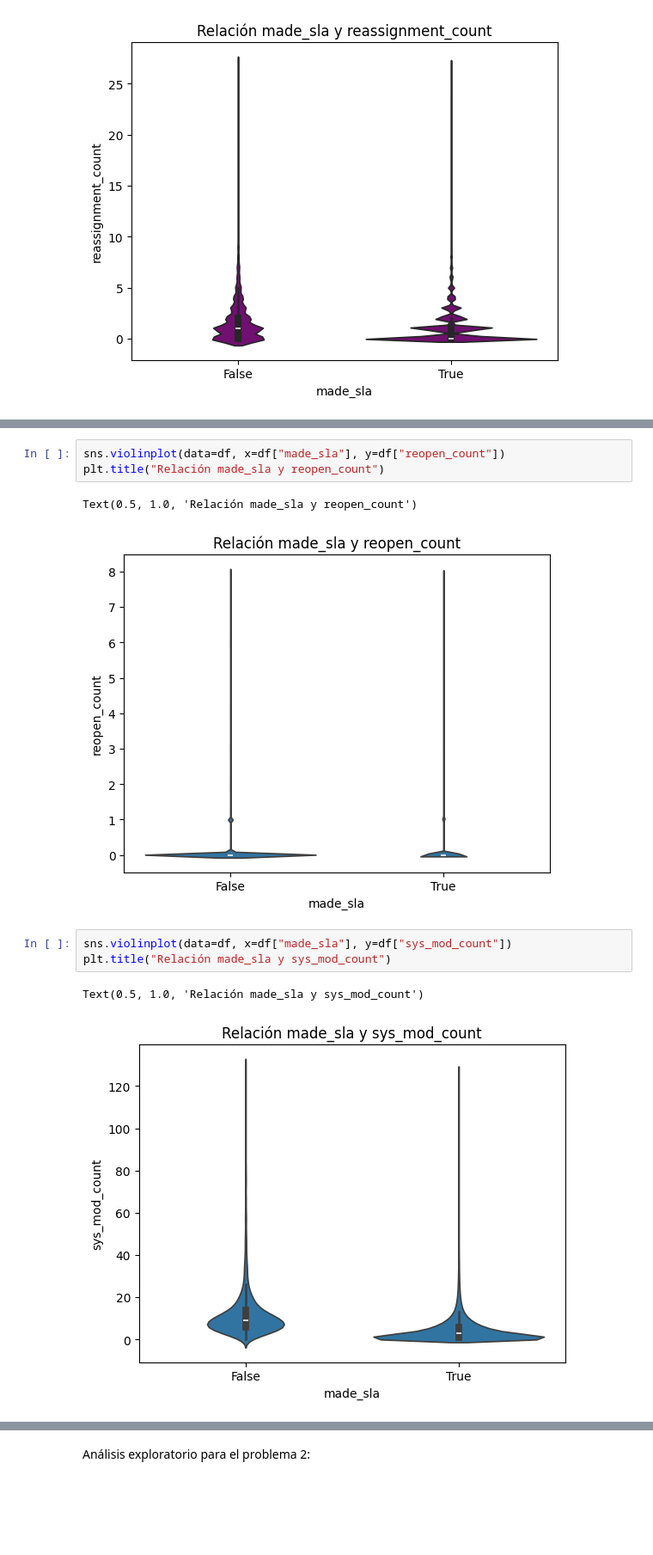
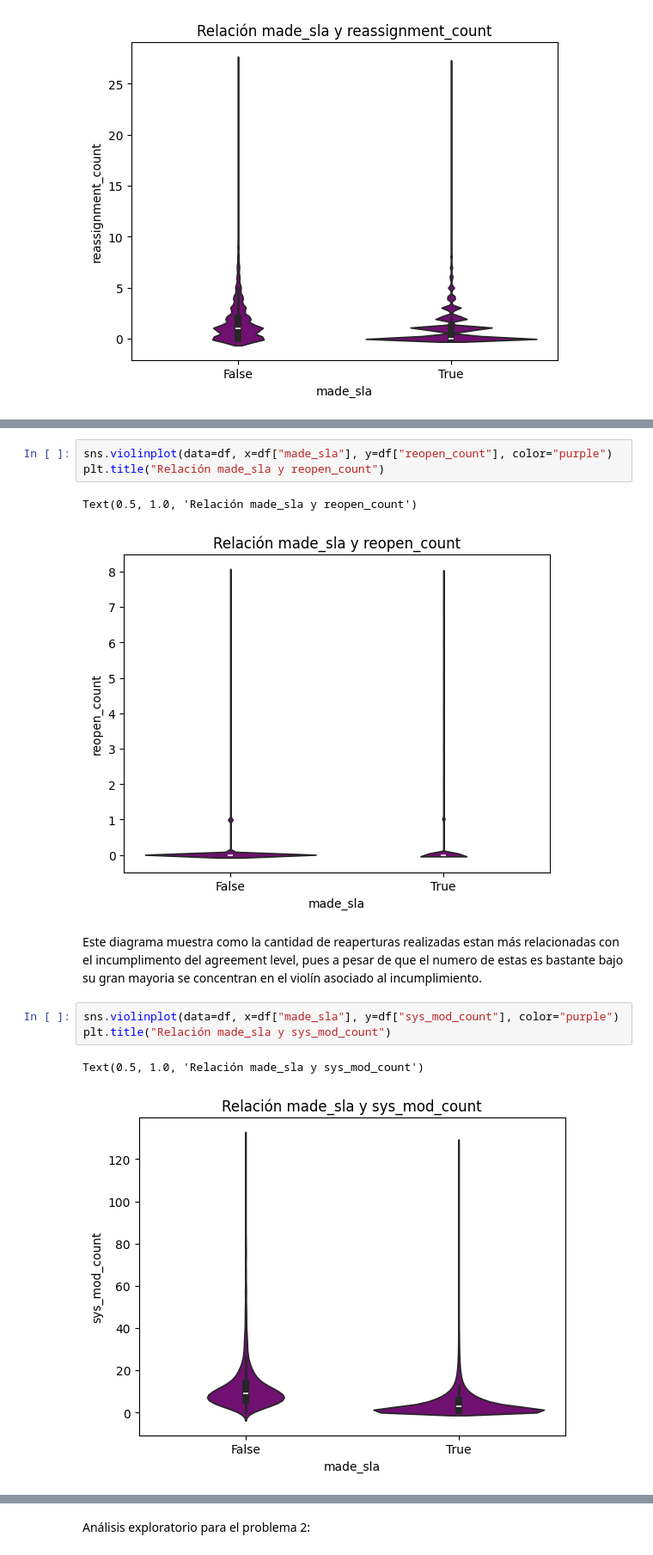
Before and after one commit to sofiapaezpascua-ops/Proyecto-1, a Jupyter notebook: Tarea2-Exploracion_Datos /exploracón de datos.ipynb, the cells around one changed output, grey strips where cells are left out. Shown: that part at 86% size. Cells and saved outputs as stored; diff of their text form; blank space fills up the shorter version.

```diff
--- a/Tarea2-Exploracion_Datos /exploracón de datos.ipynb
+++ b/Tarea2-Exploracion_Datos /exploracón de datos.ipynb
@@ -130,12 +132,14 @@ Text(0.5, 1.0, 'Relación made_sla y reassignment_count')
 # %%
-sns.violinplot(data=df, x=df["made_sla"], y=df["reopen_count"])
+sns.violinplot(data=df, x=df["made_sla"], y=df["reopen_count"], color="purple")
 plt.title("Relación made_sla y reopen_count")
 # %% [output]
 Text(0.5, 1.0, 'Relación made_sla y reopen_count')
-[figure, old version]
+[figure, new version]
+# %% [markdown]
+Este diagrama muestra como la cantidad de reaperturas realizadas estan más relacionadas con el incumplimento del agreement level, pues a pesar de que el numero de estas es bastante bajo su gran mayoria se concentran en el violín asociado al incumplimiento.
 # %%
-sns.violinplot(data=df, x=df["made_sla"], y=df["sys_mod_count"])
+sns.violinplot(data=df, x=df["made_sla"], y=df["sys_mod_count"], color="purple")
 plt.title("Relación made_sla y sys_mod_count")
 # %% [output]
 Text(0.5, 1.0, 'Relación made_sla y sys_mod_count')
-[figure, old version]
+[figure, new version]
```
Also changed, not shown: parts of 2 cells of this notebook.
